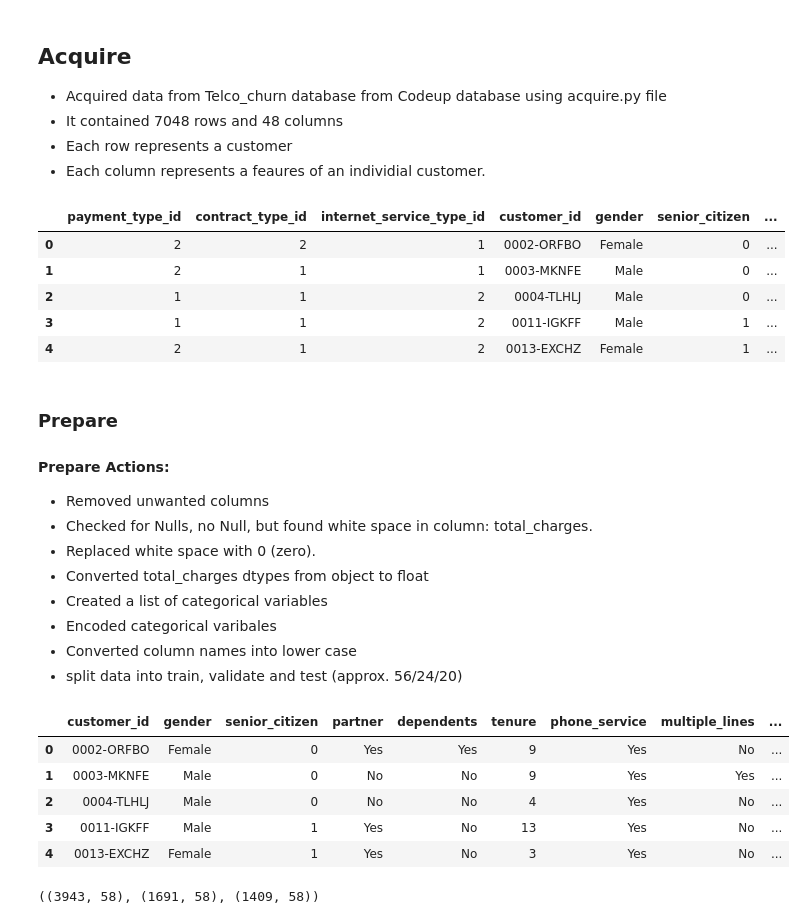
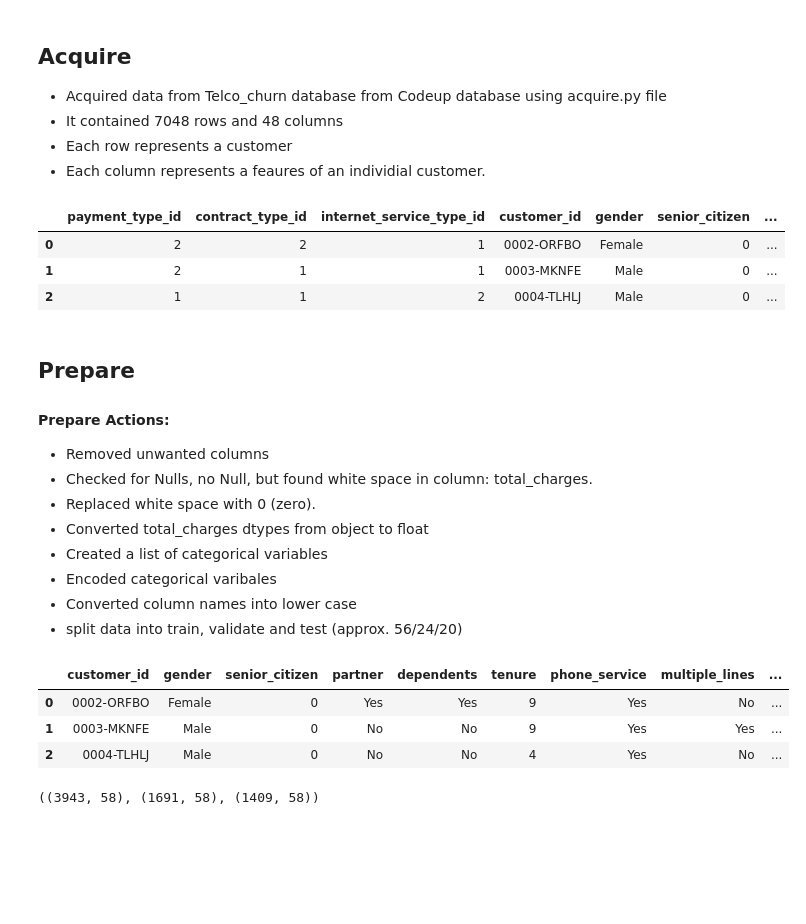
Before and after one commit to devgurung141/telco_project1, a Jupyter notebook: final.ipynb, the cells around one changed output. Cells and saved outputs as stored; diff of their text form; code cells hidden in the pictures; blank space fills up the shorter version.

```diff
--- a/final.ipynb
+++ b/final.ipynb
@@ -52,16 +51,14 @@ seed =42
 telco_original = acquire.get_telco_data()
 # %%
 # look at the data
-telco_original.head()
+telco_original.head(3)
 # %% [output]
 |  | payment_type_id | contract_type_id | internet_service_type_id | customer_id | gender | senior_citizen | ... |
 | 0 | 2 | 2 | 1 | 0002-ORFBO | Female | 0 | ... |
 | 1 | 2 | 1 | 1 | 0003-MKNFE | Male | 0 | ... |
 | 2 | 1 | 1 | 2 | 0004-TLHLJ | Male | 0 | ... |
-| 3 | 1 | 1 | 2 | 0011-IGKFF | Male | 1 | ... |
-| 4 | 2 | 1 | 2 | 0013-EXCHZ | Female | 1 | ... |
 # %% [markdown]
-### Prepare
+## Prepare
 
 #### Prepare Actions:
 - Removed unwanted columns
@@ -77,14 +74,12 @@ telco_original.head()
 telco= prepare.prep_telco(telco_original)
 # %%
 # take a look at the data
-telco.head()
+telco.head(3)
 # %% [output]
 |  | customer_id | gender | senior_citizen | partner | dependents | tenure | phone_service | multiple_lines | ... |
 | 0 | 0002-ORFBO | Female | 0 | Yes | Yes | 9 | Yes | No | ... |
 | 1 | 0003-MKNFE | Male | 0 | No | No | 9 | Yes | Yes | ... |
 | 2 | 0004-TLHLJ | Male | 0 | No | No | 4 | Yes | No | ... |
-| 3 | 0011-IGKFF | Male | 1 | Yes | No | 13 | Yes | No | ... |
-| 4 | 0013-EXCHZ | Female | 1 | Yes | No | 3 | Yes | No | ... |
 # %%
 #  split data using function from prepare module
 train, validate, test = prepare.train_validate_test_split(telco, 'churn')
```
Also changed, not shown: parts of 22 cells of this notebook.
